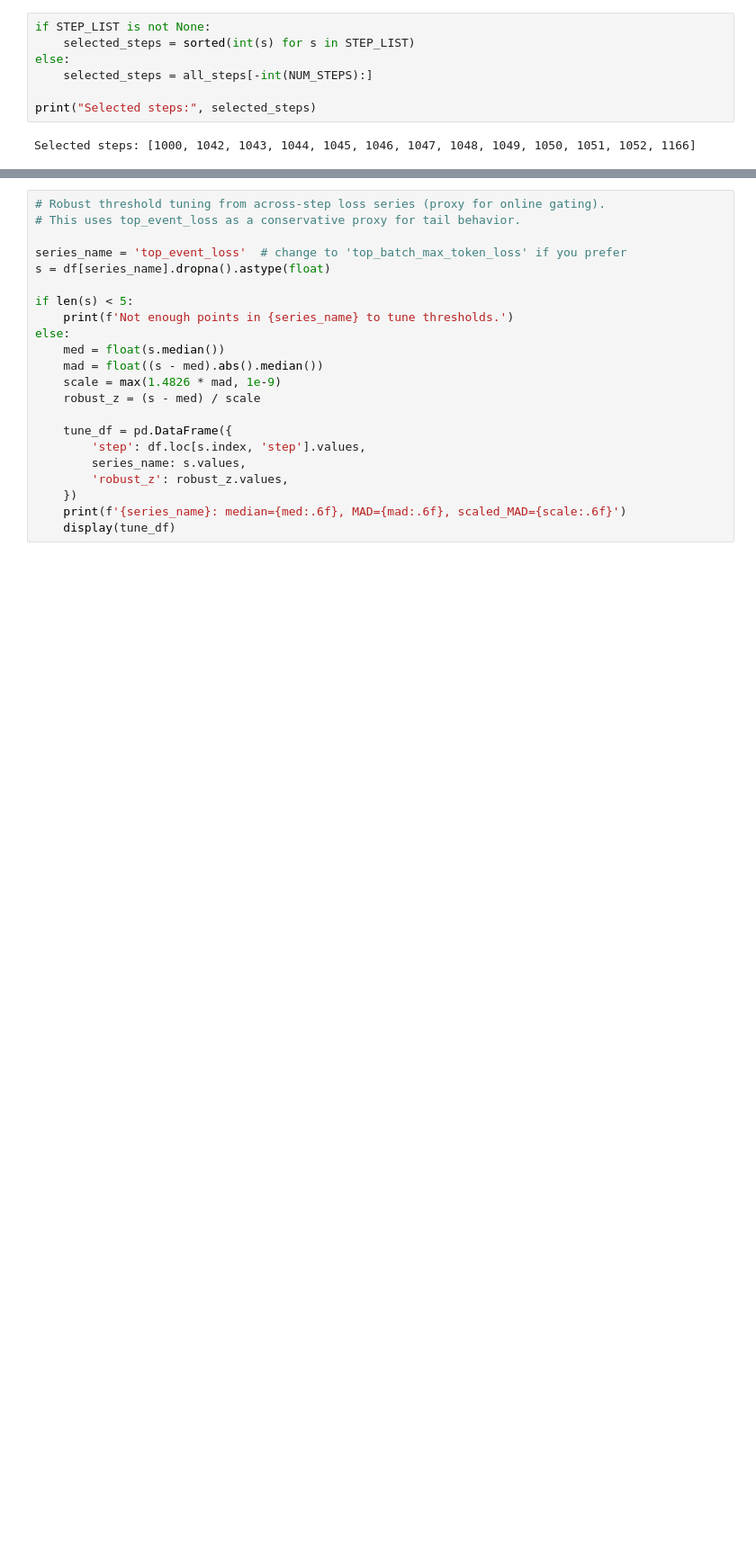
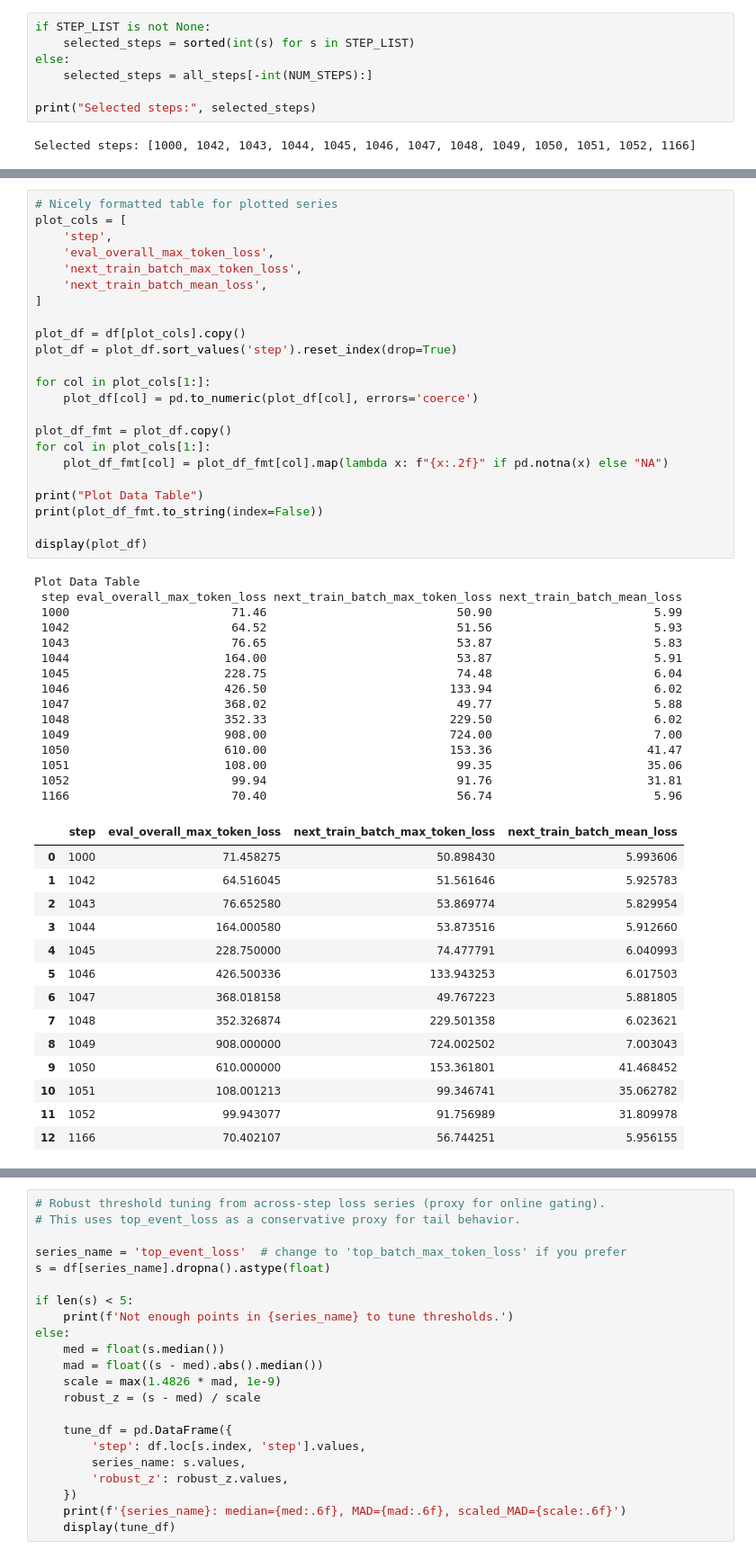
Before and after one commit to tingtang2/picodo, a Jupyter notebook: inspect_loss_reports_across_steps.ipynb, the cells around one changed output, grey strips where cells are left out. Shown at 90% size. Cells and saved outputs as stored; diff of their text form; blank space fills up the shorter version.

```diff
--- a/inspect_loss_reports_across_steps.ipynb
+++ b/inspect_loss_reports_across_steps.ipynb
@@ -135,3 +135,56 @@ if len(df):
+# %%
+# Nicely formatted table for plotted series
+plot_cols = [
+    'step',
+    'eval_overall_max_token_loss',
+    'next_train_batch_max_token_loss',
+    'next_train_batch_mean_loss',
+]
+
+plot_df = df[plot_cols].copy()
+plot_df = plot_df.sort_values('step').reset_index(drop=True)
+
+for col in plot_cols[1:]:
+    plot_df[col] = pd.to_numeric(plot_df[col], errors='coerce')
+
+plot_df_fmt = plot_df.copy()
+for col in plot_cols[1:]:
+    plot_df_fmt[col] = plot_df_fmt[col].map(lambda x: f"{x:.2f}" if pd.notna(x) else "NA")
+
+print("Plot Data Table")
+print(plot_df_fmt.to_string(index=False))
+
+display(plot_df)
+# %% [output]
+Plot Data Table
+ step eval_overall_max_token_loss next_train_batch_max_token_loss next_train_batch_mean_loss
+ 1000                       71.46                           50.90                       5.99
+ 1042                       64.52                           51.56                       5.93
+ 1043                       76.65                           53.87                       5.83
+ 1044                      164.00                           53.87                       5.91
+ 1045                      228.75                           74.48                       6.04
+ 1046                      426.50                          133.94                       6.02
+ 1047                      368.02                           49.77                       5.88
+ 1048                      352.33                          229.50                       6.02
+ 1049                      908.00                          724.00                       7.00
+ 1050                      610.00                          153.36                      41.47
+ 1051                      108.00                           99.35                      35.06
+ 1052                       99.94                           91.76                      31.81
+ 1166                       70.40                           56.74                       5.96
+|  | step | eval_overall_max_token_loss | next_train_batch_max_token_loss | next_train_batch_mean_loss |
+| 0 | 1000 | 71.458275 | 50.898430 | 5.993606 |
+| 1 | 1042 | 64.516045 | 51.561646 | 5.925783 |
+| 2 | 1043 | 76.652580 | 53.869774 | 5.829954 |
+| 3 | 1044 | 164.000580 | 53.873516 | 5.912660 |
+| 4 | 1045 | 228.750000 | 74.477791 | 6.040993 |
+| 5 | 1046 | 426.500336 | 133.943253 | 6.017503 |
+| 6 | 1047 | 368.018158 | 49.767223 | 5.881805 |
+| 7 | 1048 | 352.326874 | 229.501358 | 6.023621 |
+| 8 | 1049 | 908.000000 | 724.002502 | 7.003043 |
+| 9 | 1050 | 610.000000 | 153.361801 | 41.468452 |
+| 10 | 1051 | 108.001213 | 99.346741 | 35.062782 |
+| 11 | 1052 | 99.943077 | 91.756989 | 31.809978 |
+| 12 | 1166 | 70.402107 | 56.744251 | 5.956155 |
 # %%
 # Print concise per-step summary
 for _, r in df.iterrows():
```
Also changed, not shown: parts of 3 cells of this notebook.
